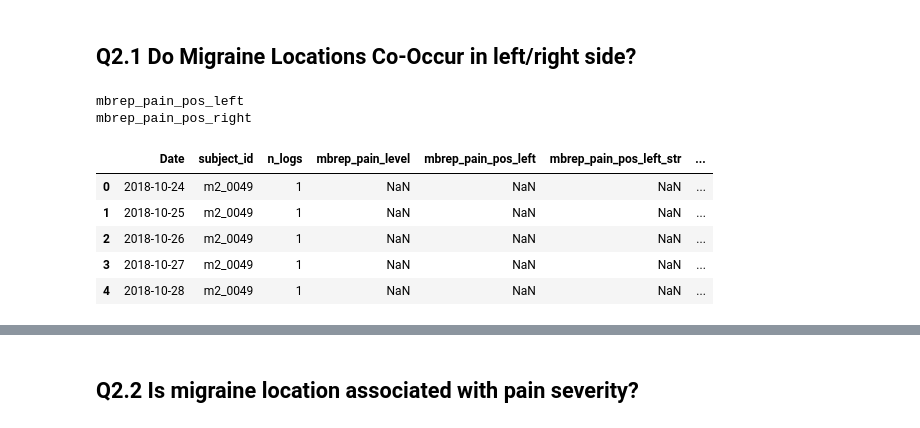
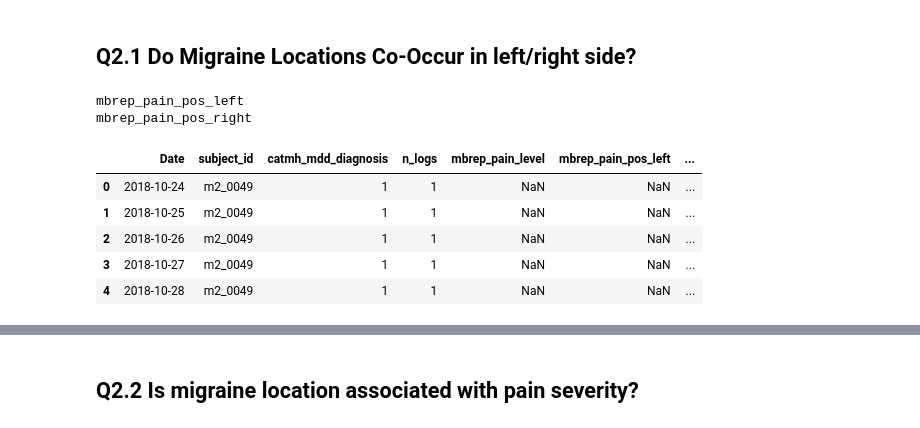
Before and after one commit to akre96/DGC_Migraine_Study, a Jupyter notebook: migraine_and_pressure_change.ipynb, the cells around one changed output, grey strips where cells are left out. Cells and saved outputs as stored; diff of their text form; code cells hidden in the pictures.

```diff
--- a/migraine_and_pressure_change.ipynb
+++ b/migraine_and_pressure_change.ipynb
@@ -64,3 +73,26 @@ ax.set_ylabel('# of Subjects');
 # %% [markdown]
 ## Q2 How are migraine locations distributed?
+# %%
+def melt_pain_loc(col_base, data, keep_cols: list = []):
+    loc_cols = [col for col in data.columns if re.match(b+r'_\d+$', col)]
+    pain_df = longitudinal_data[['Date', 'subject_id'] + loc_cols + keep_cols]
+
+    pain_df = pain_df.melt(
+        id_vars=['Date', 'subject_id'] + keep_cols,
+        value_vars=loc_cols,
+        var_name='n_logs',
+        value_name=col_base
+    )
+    pain_df[col_base] = pain_df[col_base].str.split(',')
+    pain_df = pain_df.explode(column=col_base)
+    pain_df[col_base] = pain_df[col_base].astype(float)
+    str_map = map_data.map_value_from_data_dict(
+        pain_df,
+        col_base
+    )
+    pain_df[col_base + '_str'] = map_data.map_value_from_data_dict(
+        pain_df,
+        col_base
+    )
+    return pain_df
 # %%
@@ -170,49 +217,38 @@ for col_base in col_bases:
 # %%
 level_col_base = 'mbrep_pain_level'
 
 level_cols = [col for col in longitudinal_data.columns if level_col_base in col]
-level_df = longitudinal_data[['Date', 'subject_id'] + level_cols]
+level_df = longitudinal_data[['Date', 'subject_id', 'catmh_mdd_diagnosis'] + level_cols]
 
 level_df = level_df.melt(
-    id_vars=['Date', 'subject_id'],
+    id_vars=['Date', 'subject_id', 'catmh_mdd_diagnosis'],
     value_vars=level_cols,
     var_name='n_logs',
     value_name=level_col_base
 )
 
 level_df['n_logs'] = level_df['n_logs'].str.split('_').str[-1].astype(int)
 merged_df = level_df.copy()
 for loc_col_base in col_bases:
     print(loc_col_base)
     loc_cols = [col for col in longitudinal_data.columns if loc_col_base in col]
-    loc_df = longitudinal_data[['Date', 'subject_id'] + loc_cols]
-
-    loc_df = loc_df.melt(
-        id_vars=['Date', 'subject_id'],
-        value_vars=loc_cols,
-        var_name='n_logs',
-        value_name=loc_col_base
-    )
-    loc_df[loc_col_base + '_str'] = map_data.map_value_from_data_dict(
-        loc_df,
-        loc_col_base
-    )
+    loc_df = melt_pain_loc(loc_col_base, longitudinal_data)
     loc_df['n_logs'] = loc_df['n_logs'].str.split('_').str[-1].astype(int)
     merged_df = merged_df.merge(
         loc_df,
         how='outer',
-        validate='1:1'
+        #validate='1:1' # Commented out since with more than 1 location per log, may be any comb of 1:m, m:m, or m:1
     )
 merged_df.head()
 # %% [output]
 mbrep_pain_pos_left
 mbrep_pain_pos_right
-|  | Date | subject_id | n_logs | mbrep_pain_level | mbrep_pain_pos_left | mbrep_pain_pos_left_str | ... |
-| 0 | 2018-10-24 | m2_0049 | 1 | NaN | NaN | NaN | ... |
-| 1 | 2018-10-25 | m2_0049 | 1 | NaN | NaN | NaN | ... |
-| 2 | 2018-10-26 | m2_0049 | 1 | NaN | NaN | NaN | ... |
-| 3 | 2018-10-27 | m2_0049 | 1 | NaN | NaN | NaN | ... |
-| 4 | 2018-10-28 | m2_0049 | 1 | NaN | NaN | NaN | ... |
+|  | Date | subject_id | catmh_mdd_diagnosis | n_logs | mbrep_pain_level | mbrep_pain_pos_left | ... |
+| 0 | 2018-10-24 | m2_0049 | 1 | 1 | NaN | NaN | ... |
+| 1 | 2018-10-25 | m2_0049 | 1 | 1 | NaN | NaN | ... |
+| 2 | 2018-10-26 | m2_0049 | 1 | 1 | NaN | NaN | ... |
+| 3 | 2018-10-27 | m2_0049 | 1 | 1 | NaN | NaN | ... |
+| 4 | 2018-10-28 | m2_0049 | 1 | 1 | NaN | NaN | ... |
 # %%
 count_df = pd.DataFrame(
     merged_df.groupby(['mbrep_pain_pos_left_str', 'mbrep_pain_pos_right_str'])['Date'].count()
```
Also changed, not shown: parts of 25 cells of this notebook, 5 other files.
